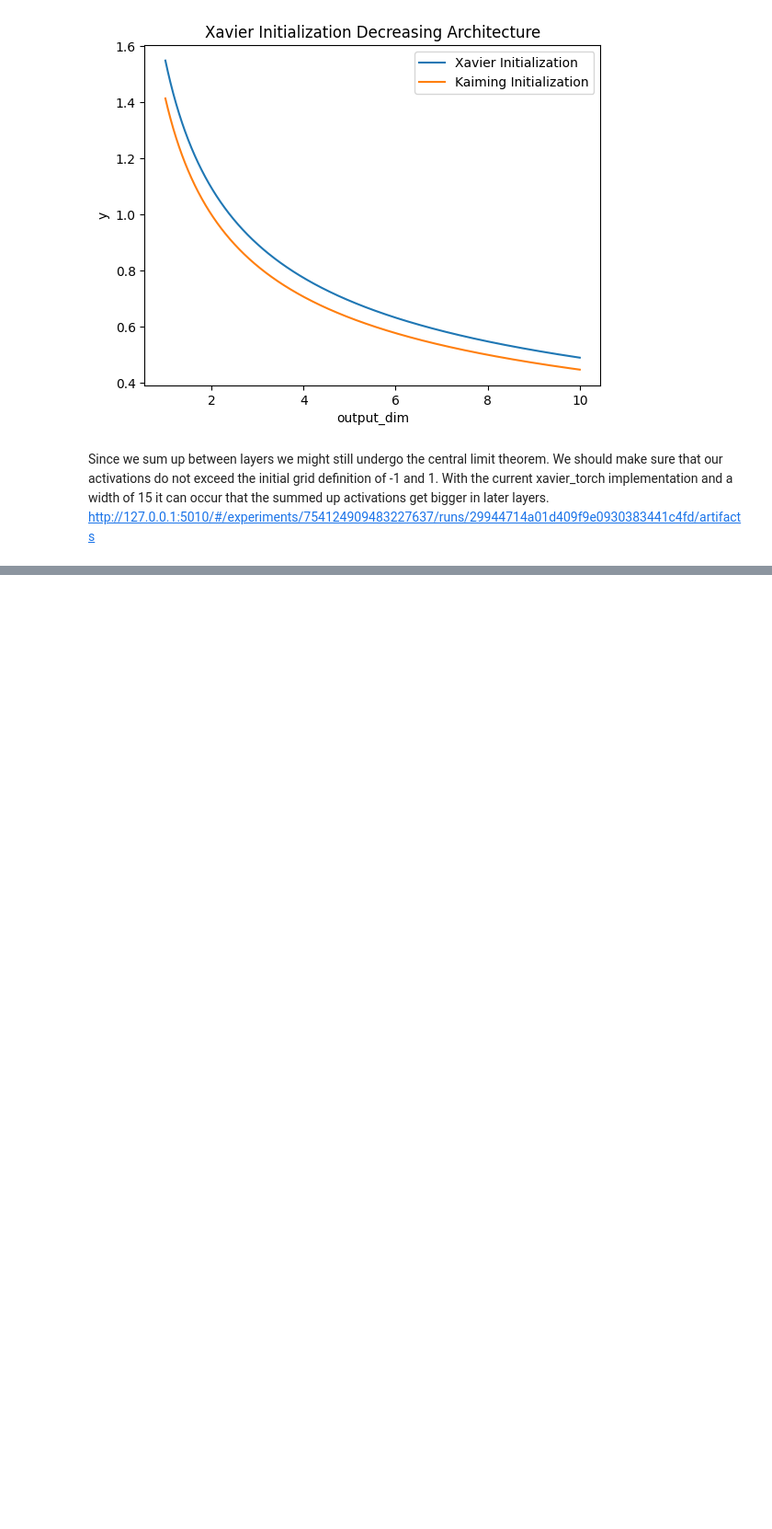
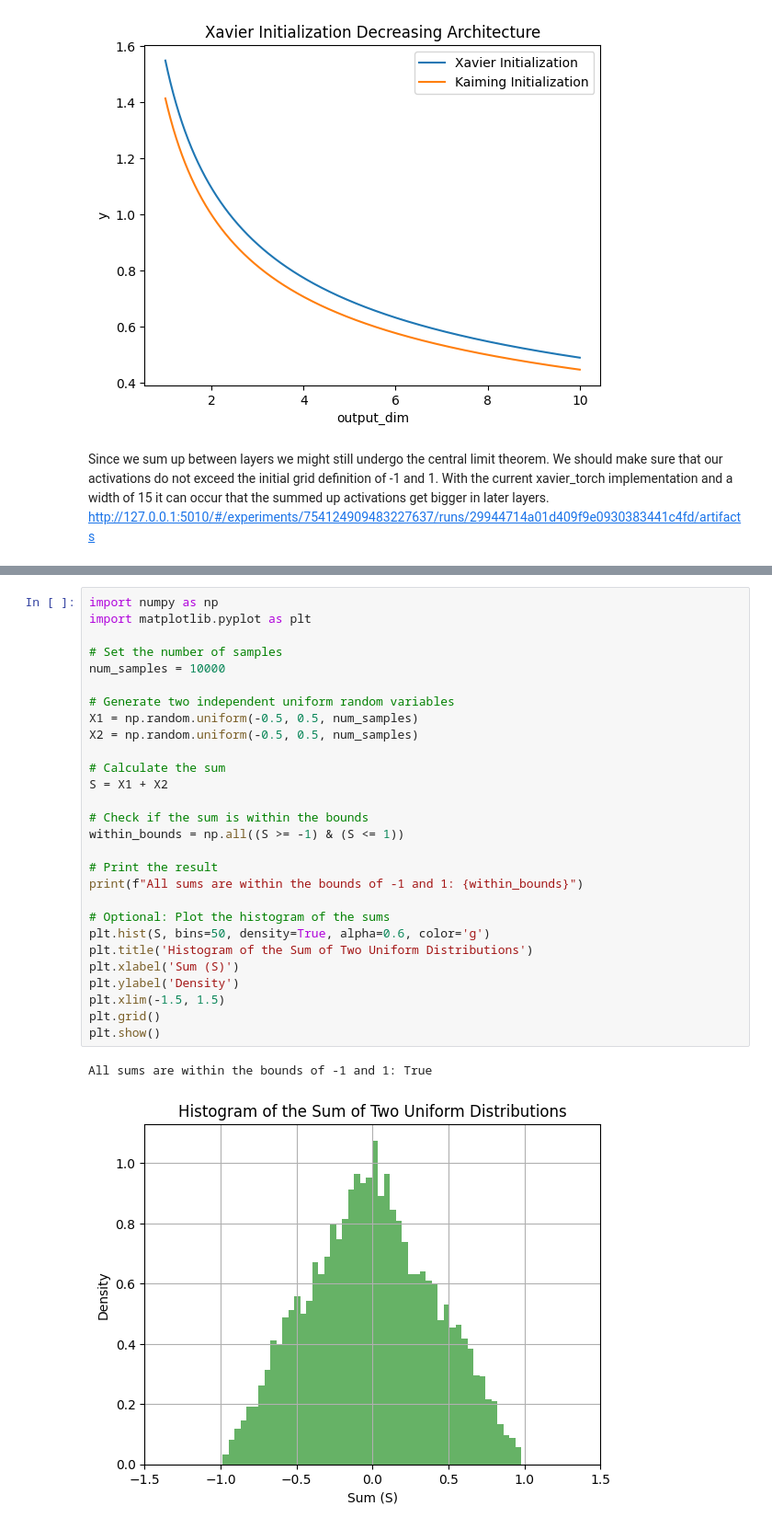
Before and after one commit to lniehaus/pykan, a Jupyter notebook: tutorials/Experiments/trainer/notebooks/init_variance.ipynb, the cells around one changed output, grey strips where cells are left out. Shown at 92% size. Drawn from its saved outputs; the diff is of its cells as text; blank space fills up the shorter version.

```diff
--- a/tutorials/Experiments/trainer/notebooks/init_variance.ipynb
+++ b/tutorials/Experiments/trainer/notebooks/init_variance.ipynb
@@ -309,0 +313,31 @@ Proportion of sums within the range -1 to 1: 0.0000
+# %%
+import numpy as np
+import matplotlib.pyplot as plt
+
+# Set the number of samples
+num_samples = 10000
+
+# Generate two independent uniform random variables
+X1 = np.random.uniform(-0.5, 0.5, num_samples)
+X2 = np.random.uniform(-0.5, 0.5, num_samples)
+
+# Calculate the sum
+S = X1 + X2
+
+# Check if the sum is within the bounds
+within_bounds = np.all((S >= -1) & (S <= 1))
+
+# Print the result
+print(f"All sums are within the bounds of -1 and 1: {within_bounds}")
+
+# Optional: Plot the histogram of the sums
+plt.hist(S, bins=50, density=True, alpha=0.6, color='g')
+plt.title('Histogram of the Sum of Two Uniform Distributions')
+plt.xlabel('Sum (S)')
+plt.ylabel('Density')
+plt.xlim(-1.5, 1.5)
+plt.grid()
+plt.show()
+# %% [output]
+All sums are within the bounds of -1 and 1: True
+[figure, added]
```
Also changed, not shown: parts of 8 cells of this notebook, 6 other files.
